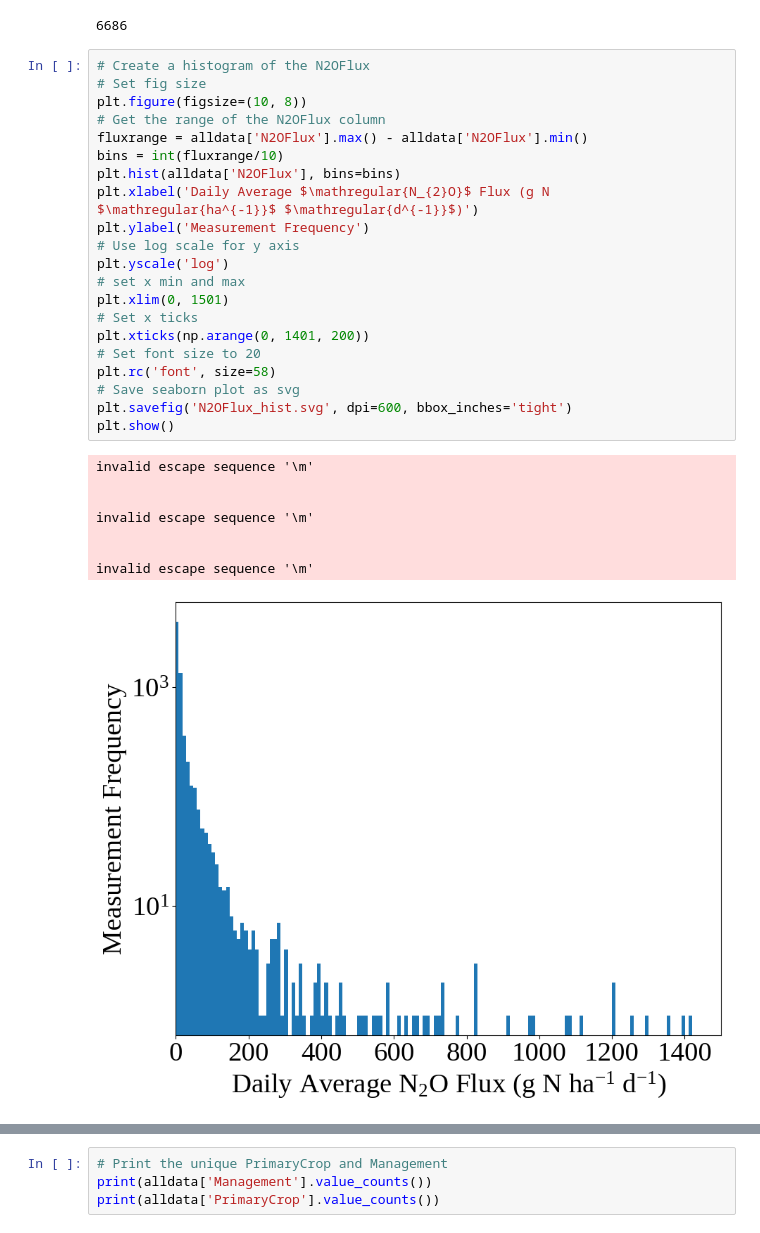
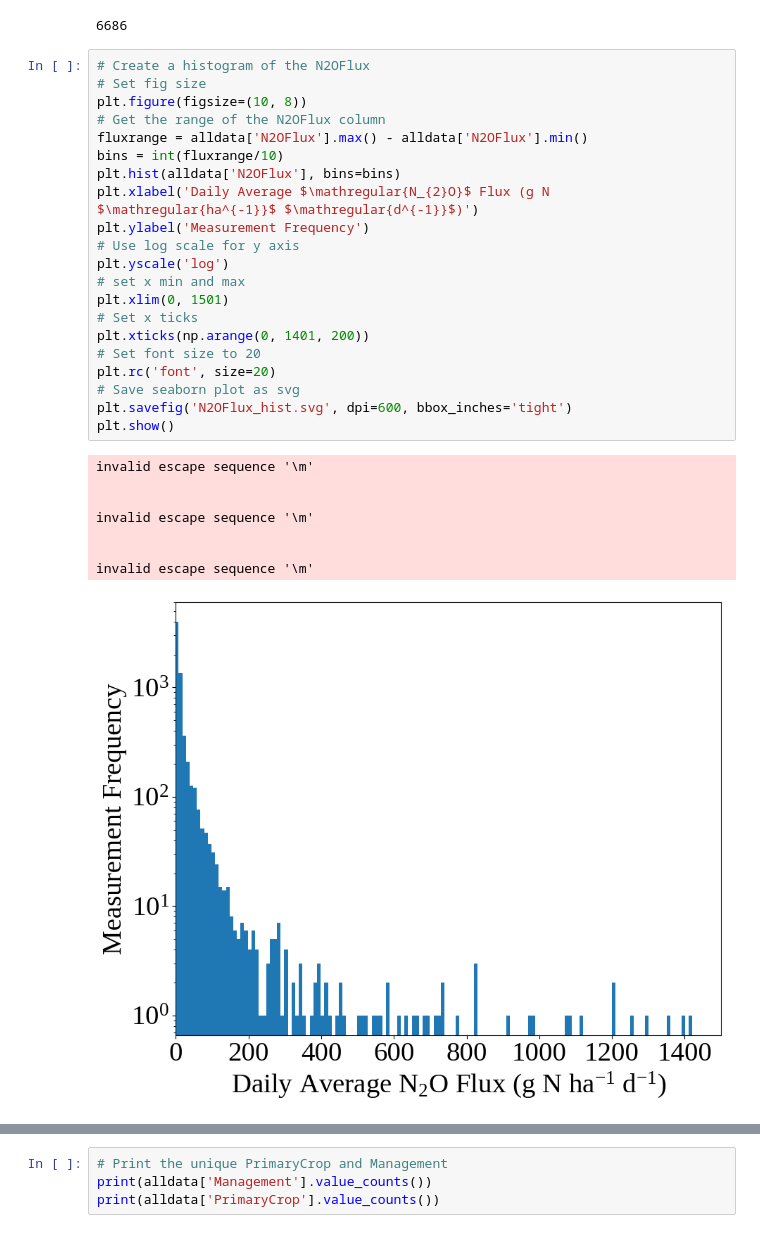
Before and after one commit to crushendo/Hot-Moment-Analysis, a Jupyter notebook: HM Prediction.ipynb, the cells around one changed output, grey strips where cells are left out. Saved outputs shown, nothing was run; the diff lists cells and outputs as text.

```diff
--- a/HM Prediction.ipynb
+++ b/HM Prediction.ipynb
@@ -828,33 +829,33 @@ print(len(alldata.index))
 # %%
 # Create a histogram of the N2OFlux
 # Set fig size
 plt.figure(figsize=(10, 8))
 # Get the range of the N2OFlux column
 fluxrange = alldata['N2OFlux'].max() - alldata['N2OFlux'].min()
 bins = int(fluxrange/10)
 plt.hist(alldata['N2OFlux'], bins=bins)
 plt.xlabel('Daily Average $\mathregular{N_{2}O}$ Flux (g N $\mathregular{ha^{-1}}$ $\mathregular{d^{-1}}$)')
 plt.ylabel('Measurement Frequency')
 # Use log scale for y axis
 plt.yscale('log')
 # set x min and max
 plt.xlim(0, 1501)
 # Set x ticks
 plt.xticks(np.arange(0, 1401, 200))
 # Set font size to 20
-plt.rc('font', size=58)
+plt.rc('font', size=20)
 # Save seaborn plot as svg
 plt.savefig('N2OFlux_hist.svg', dpi=600, bbox_inches='tight')
 plt.show()
 # %% [output]
 invalid escape sequence '\m'
 
 
 invalid escape sequence '\m'
 
 
 invalid escape sequence '\m'
-[figure, old version]
+[figure, new version]
 # %%
 # Set figure size
 # Create a stacked bar graph of the number of treatment IDs with X as PrimaryCrop and hue as Management
```
Also changed, not shown: parts of 23 cells of this notebook.
